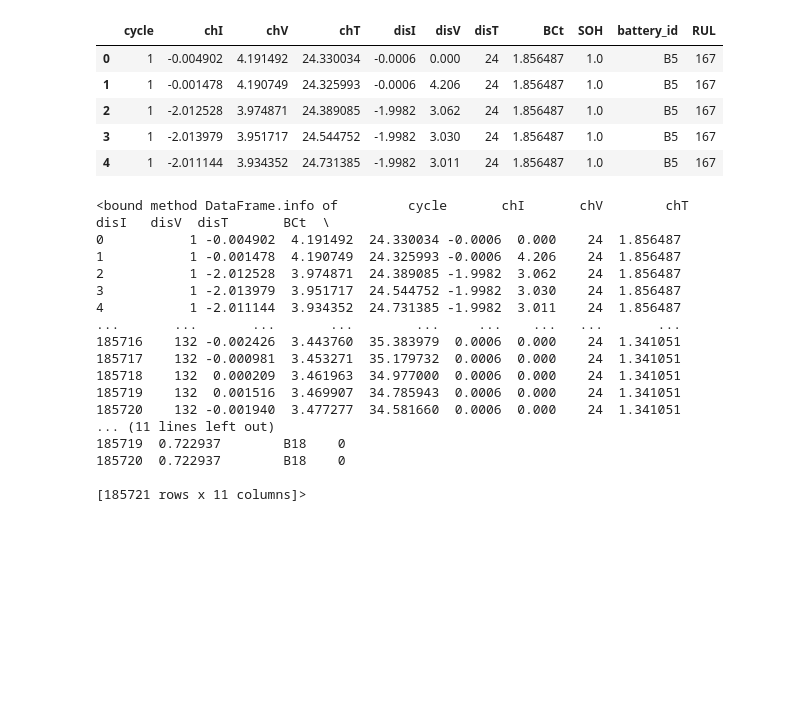
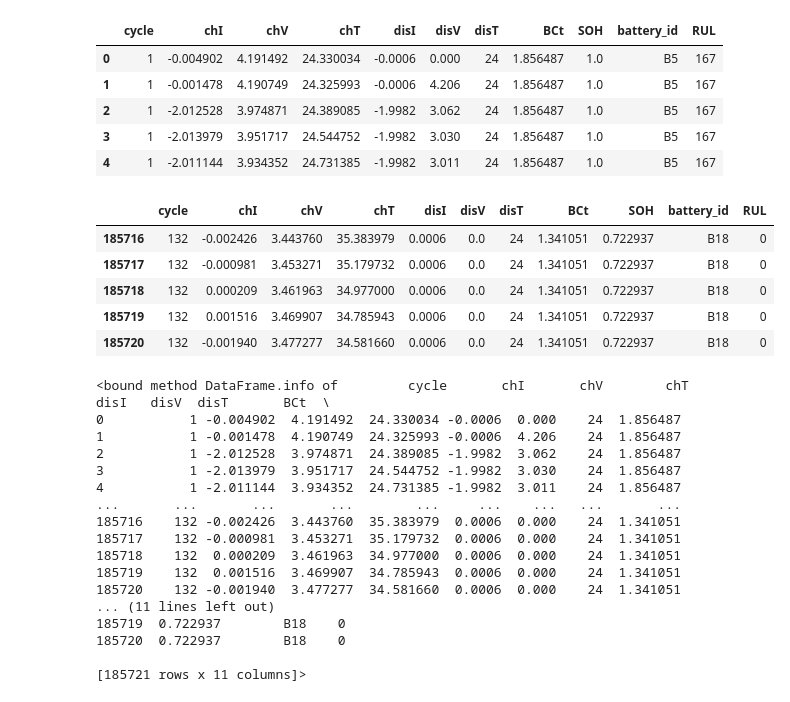
Before and after one commit to kawthar-shameseldeen/Battery-RUL-Prediction, a Jupyter notebook: notebook/data_preprocessing.ipynb, the cells around one changed output. Drawn from its saved outputs; the diff is of its cells as text; code cells hidden in the pictures; blank space fills up the shorter version.

```diff
--- a/notebook/data_preprocessing.ipynb
+++ b/notebook/data_preprocessing.ipynb
@@ -28,6 +57,15 @@ df.head()
 | 2 | 1 | -2.012528 | 3.974871 | 24.389085 | -1.9982 | 3.062 | 24 | 1.856487 | 1.0 | B5 | 167 |
 | 3 | 1 | -2.013979 | 3.951717 | 24.544752 | -1.9982 | 3.030 | 24 | 1.856487 | 1.0 | B5 | 167 |
 | 4 | 1 | -2.011144 | 3.934352 | 24.731385 | -1.9982 | 3.011 | 24 | 1.856487 | 1.0 | B5 | 167 |
+# %%
+df.tail()
+# %% [output]
+|  | cycle | chI | chV | chT | disI | disV | disT | BCt | SOH | battery_id | RUL |
+| 185716 | 132 | -0.002426 | 3.443760 | 35.383979 | 0.0006 | 0.0 | 24 | 1.341051 | 0.722937 | B18 | 0 |
+| 185717 | 132 | -0.000981 | 3.453271 | 35.179732 | 0.0006 | 0.0 | 24 | 1.341051 | 0.722937 | B18 | 0 |
+| 185718 | 132 | 0.000209 | 3.461963 | 34.977000 | 0.0006 | 0.0 | 24 | 1.341051 | 0.722937 | B18 | 0 |
+| 185719 | 132 | 0.001516 | 3.469907 | 34.785943 | 0.0006 | 0.0 | 24 | 1.341051 | 0.722937 | B18 | 0 |
+| 185720 | 132 | -0.001940 | 3.477277 | 34.581660 | 0.0006 | 0.0 | 24 | 1.341051 | 0.722937 | B18 | 0 |
 # %%
 df.info
 # %% [output]
```
Also changed, not shown: parts of 4 cells of this notebook, 2 other files.
